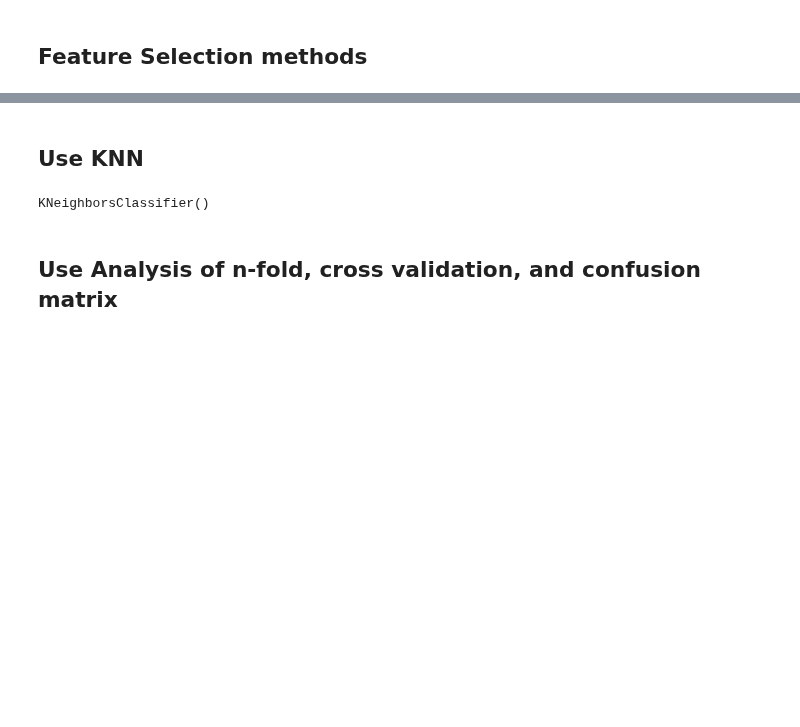
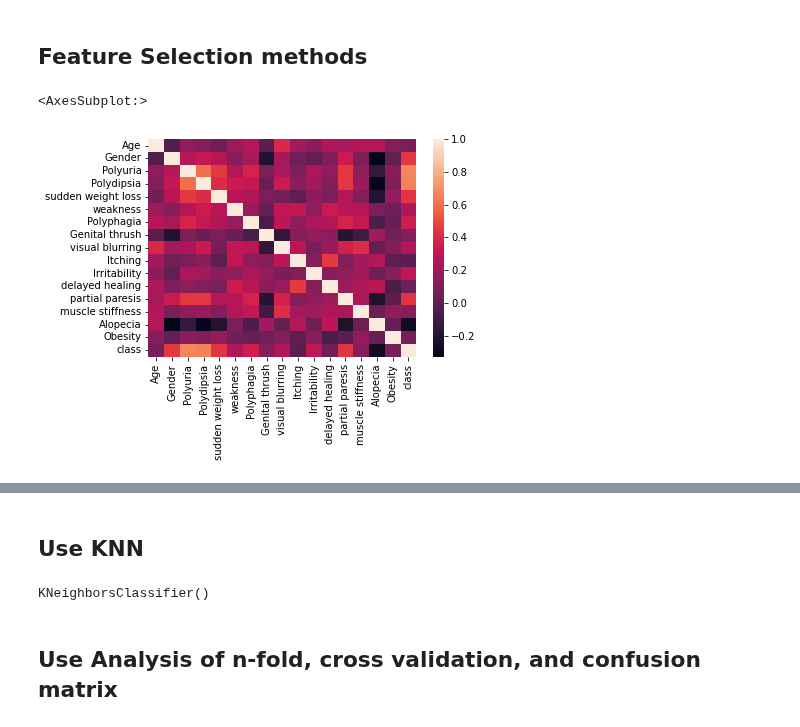
Before and after one commit to tim0thylee/diabetes-project, a Jupyter notebook: KNN.ipynb, the cells around one changed output, grey strips where cells are left out. Saved outputs shown, nothing was run; the diff lists cells and outputs as text; code cells hidden in the pictures; blank space fills up the shorter version.

```diff
--- a/KNN.ipynb
+++ b/KNN.ipynb
@@ -27,6 +78,10 @@ data.describe()
 # %%
 # First try Pearson's correlation
 correlation = data.corr(method="pearson")
+seaborn.heatmap(correlation)
+# %% [output]
+<AxesSubplot:>
+[figure, added]
 # %%
 for col in data:
     print(correlation[col].sort_values(ascending=False))
```
Also changed, not shown: parts of 18 cells of this notebook.
